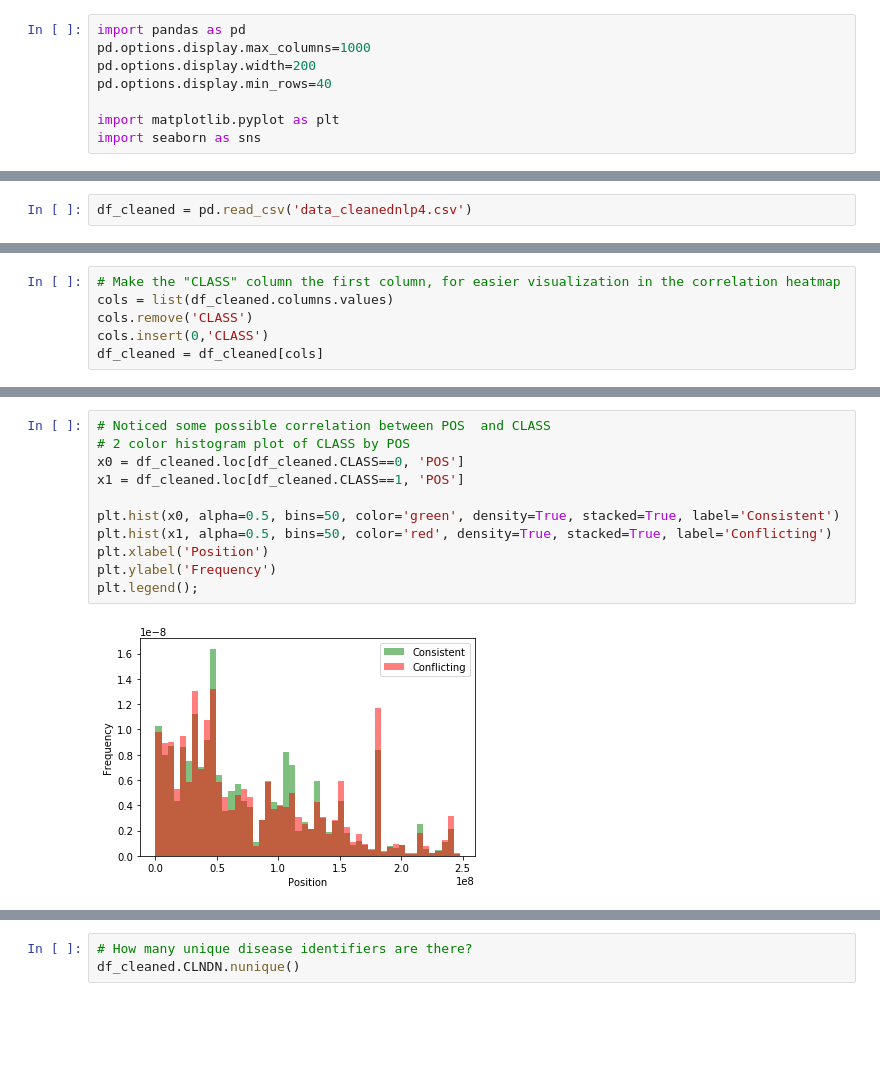
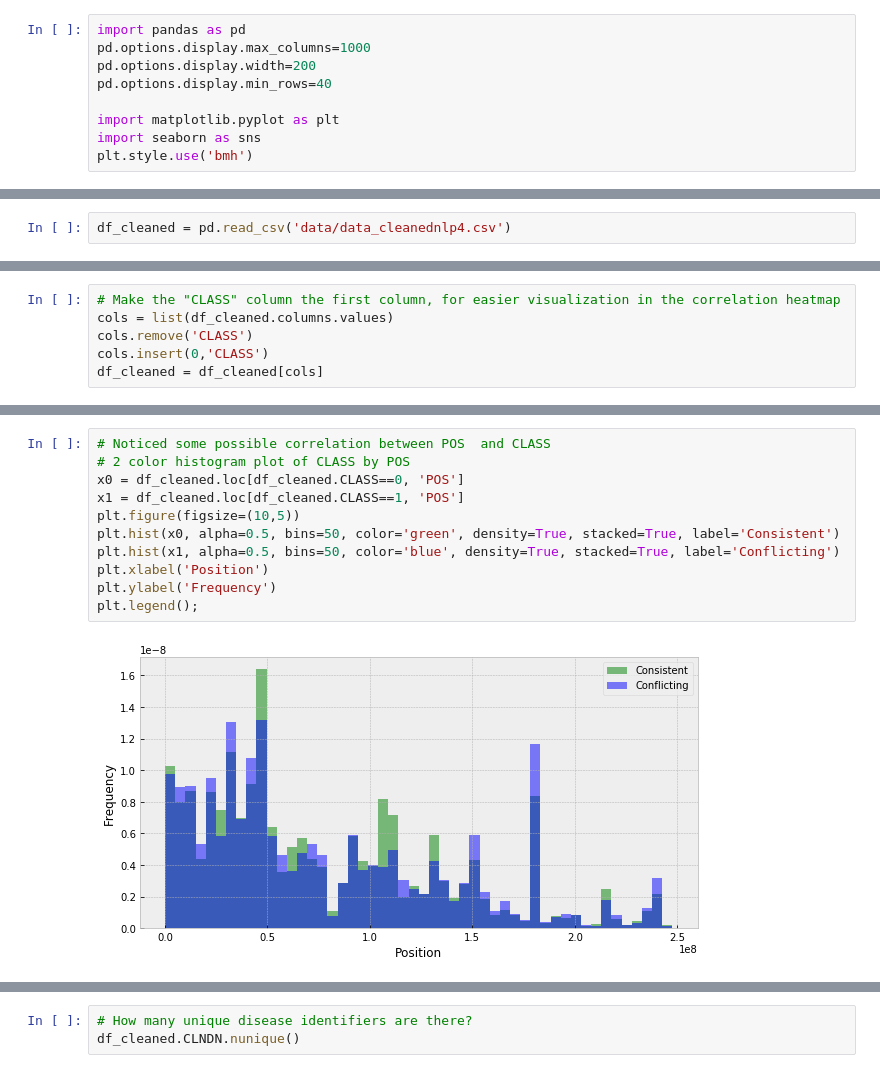
Before and after one commit to gksullan/Springboard_Capstone_1, a Jupyter notebook: exploratory_data_analysis.ipynb, the cells around one changed output, grey strips where cells are left out. Cells and saved outputs as stored; diff of their text form; blank space fills up the shorter version.

```diff
--- a/exploratory_data_analysis.ipynb
+++ b/exploratory_data_analysis.ipynb
@@ -6,4 +6,5 @@ pd.options.display.min_rows=40
 
 import matplotlib.pyplot as plt
 import seaborn as sns
+plt.style.use('bmh')
 # %% [markdown]
@@ -107,7 +108,7 @@ binding profile (TFBP)
 - BLOSUM62 See: http://rosalind.info/glossary/blosum62/
 <br>
 # %%
-df_cleaned = pd.read_csv('data_cleanednlp4.csv')
+df_cleaned = pd.read_csv('data/data_cleanednlp4.csv')
 # %%
 df_cleaned.head()
 # %% [output]
@@ -167,16 +168,16 @@ plt.plot()
 # %%
 # Noticed some possible correlation between POS  and CLASS
 # 2 color histogram plot of CLASS by POS
 x0 = df_cleaned.loc[df_cleaned.CLASS==0, 'POS']
 x1 = df_cleaned.loc[df_cleaned.CLASS==1, 'POS']
-
+plt.figure(figsize=(10,5))
 plt.hist(x0, alpha=0.5, bins=50, color='green', density=True, stacked=True, label='Consistent')
-plt.hist(x1, alpha=0.5, bins=50, color='red', density=True, stacked=True, label='Conflicting')
+plt.hist(x1, alpha=0.5, bins=50, color='blue', density=True, stacked=True, label='Conflicting')
 plt.xlabel('Position')
 plt.ylabel('Frequency')
 plt.legend();
 # %% [output]
-[figure, old version]
+[figure, new version]
 # %%
 # Do we see any differences in the relative location between classes?
 x0 = df_cleaned.loc[df_cleaned.CLASS==0, 'Relative_Location']
```
Also changed, not shown: parts of 18 cells of this notebook, 2 other files.
